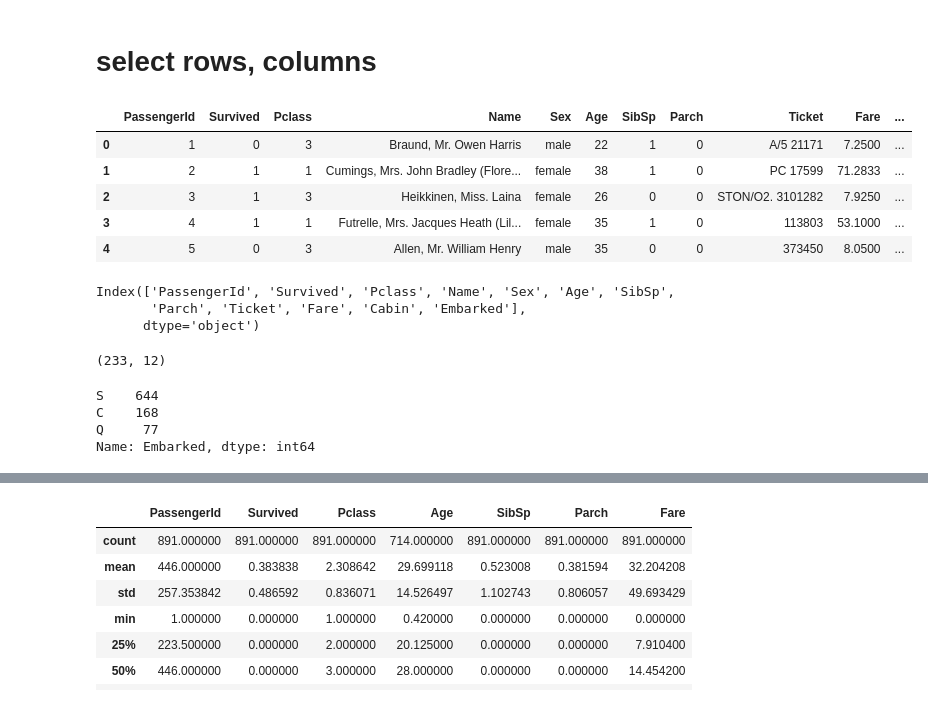
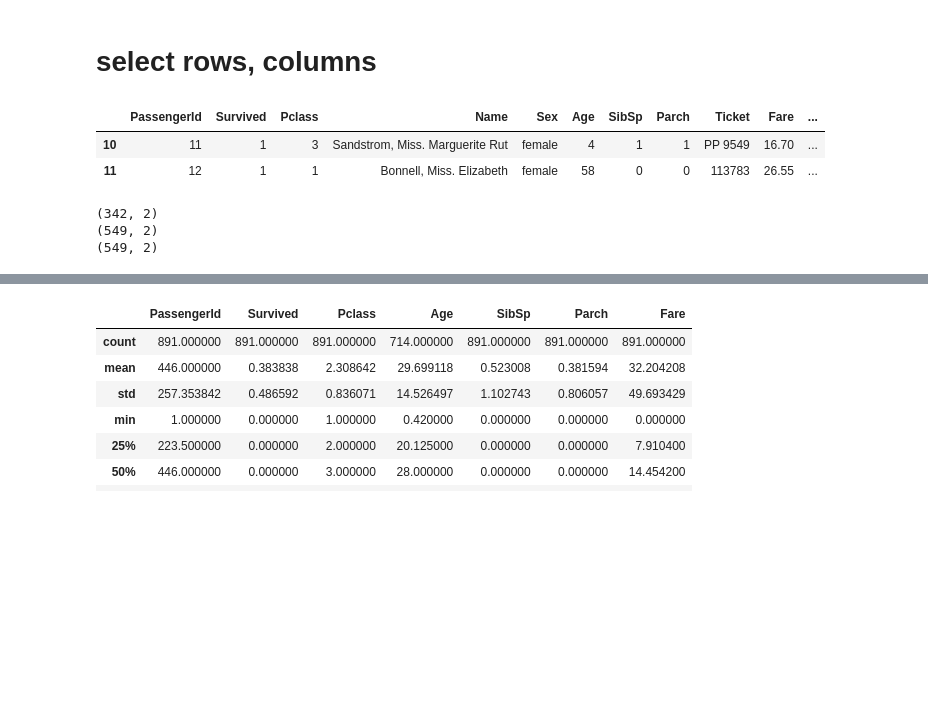
Before and after one commit to alexisperrier/gads, a Jupyter notebook: 02_research_design_and_pandas/py/Pandas.ipynb, the cells around one changed output, grey strips where cells are left out. Cells and saved outputs as stored; diff of their text form; code cells hidden in the pictures; blank space fills up the shorter version.

```diff
--- a/02_research_design_and_pandas/py/Pandas.ipynb
+++ b/02_research_design_and_pandas/py/Pandas.ipynb
@@ -31,12 +43,9 @@ df
 # select rows, columns
 # %%
 # select rows => use loc
-df.loc[1]
-df[0:5]
+df.loc[10:11]
+# df[0:5]
 # %% [output]
 |  | PassengerId | Survived | Pclass | Name | Sex | Age | SibSp | Parch | Ticket | Fare | ... |
-| 0 | 1 | 0 | 3 | Braund, Mr. Owen Harris | male | 22 | 1 | 0 | A/5 21171 | 7.2500 | ... |
-| 1 | 2 | 1 | 1 | Cumings, Mrs. John Bradley (Flore... | female | 38 | 1 | 0 | PC 17599 | 71.2833 | ... |
-| 2 | 3 | 1 | 3 | Heikkinen, Miss. Laina | female | 26 | 0 | 0 | STON/O2. 3101282 | 7.9250 | ... |
-| 3 | 4 | 1 | 1 | Futrelle, Mrs. Jacques Heath (Lil... | female | 35 | 1 | 0 | 113803 | 53.1000 | ... |
-| 4 | 5 | 0 | 3 | Allen, Mr. William Henry | male | 35 | 0 | 0 | 373450 | 8.0500 | ... |
+| 10 | 11 | 1 | 3 | Sandstrom, Miss. Marguerite Rut | female | 4 | 1 | 1 | PP 9549 | 16.70 | ... |
+| 11 | 12 | 1 | 1 | Bonnell, Miss. Elizabeth | female | 58 | 0 | 0 | 113783 | 26.55 | ... |
@@ -45,26 +52,20 @@ df[0:5]
 # %%
-df.columns
-# df.name
+# print(df.columns)
+# df.Name
 # df[ ['PassengerId', 'Survived'] ]
-# %% [output]
-Index(['PassengerId', 'Survived', 'Pclass', 'Name', 'Sex', 'Age', 'SibSp',
-       'Parch', 'Ticket', 'Fare', 'Cabin', 'Embarked'],
-      dtype='object')
 # %%
 # Passengers who survived
 # df[ some boolean condition ]
 
-df[df.Survived == 1].shape
-df[(df.Survived == 1) & (df.Sex == 'male')].shape
+cond = (df.Survived == 1)
+
+print(df[ cond][ ['Age', 'Fare'] ].shape)
+
+print(df[~cond][ ['Age', 'Fare'] ].shape)
+print(df[df.Survived == 0][ ['Age', 'Fare'] ].shape)
 # %% [output]
-(233, 12)
+(342, 2)
+(549, 2)
+(549, 2)
 # %%
 # More efficient exploration
-# %%
-
-df.Embarked.value_counts()
-# %% [output]
-S    644
-C    168
-Q     77
-Name: Embarked, dtype: int64
```
Also changed, not shown: parts of 9 cells of this notebook, 6 other files.
